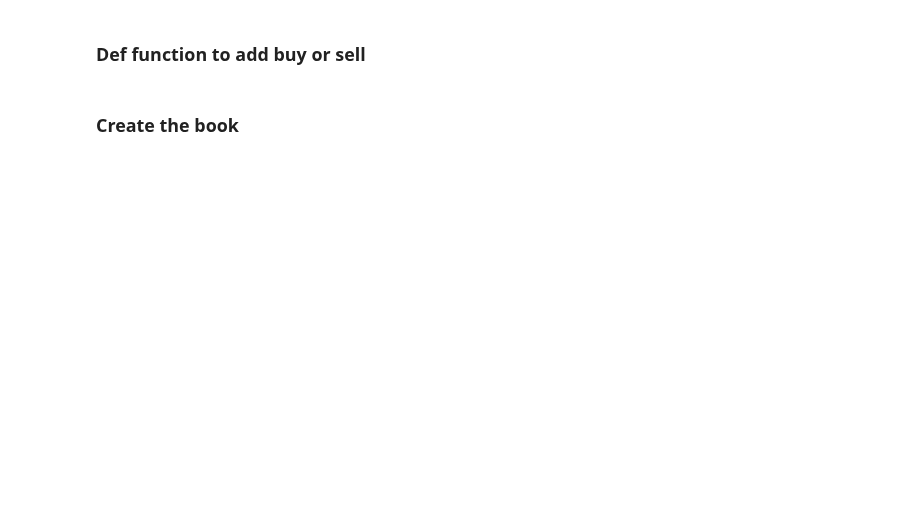
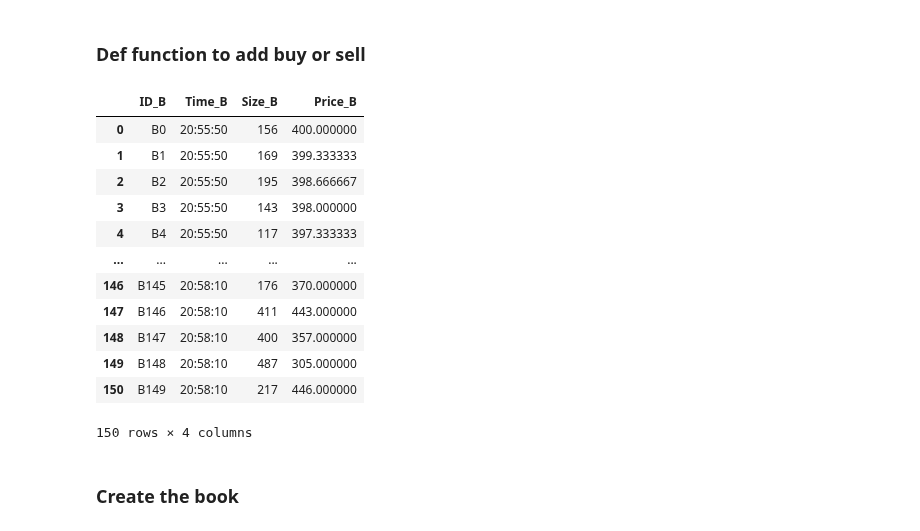
Before and after one commit to ThxHuncho/MyProject, a Jupyter notebook: Market_Limit_Order_book___.ipynb, the cells around one changed output. Drawn from its saved outputs; the diff is of its cells as text; code cells hidden in the pictures; blank space fills up the shorter version.

```diff
--- a/Market_Limit_Order_book___.ipynb
+++ b/Market_Limit_Order_book___.ipynb
@@ -131,3 +144,19 @@ for i in range(10):
+# %%
+Buys
+# %% [output]
+|  | ID_B | Time_B | Size_B | Price_B |
+| 0 | B0 | 20:55:50 | 156 | 400.000000 |
+| 1 | B1 | 20:55:50 | 169 | 399.333333 |
+| 2 | B2 | 20:55:50 | 195 | 398.666667 |
+| 3 | B3 | 20:55:50 | 143 | 398.000000 |
+| 4 | B4 | 20:55:50 | 117 | 397.333333 |
+| ... | ... | ... | ... | ... |
+| 146 | B145 | 20:58:10 | 176 | 370.000000 |
+| 147 | B146 | 20:58:10 | 411 | 443.000000 |
+| 148 | B147 | 20:58:10 | 400 | 357.000000 |
+| 149 | B148 | 20:58:10 | 487 | 305.000000 |
+| 150 | B149 | 20:58:10 | 217 | 446.000000 |
+150 rows × 4 columns
 # %% [markdown]
 ### Create the book
 # %%
```
Also changed, not shown: parts of 17 cells of this notebook.
